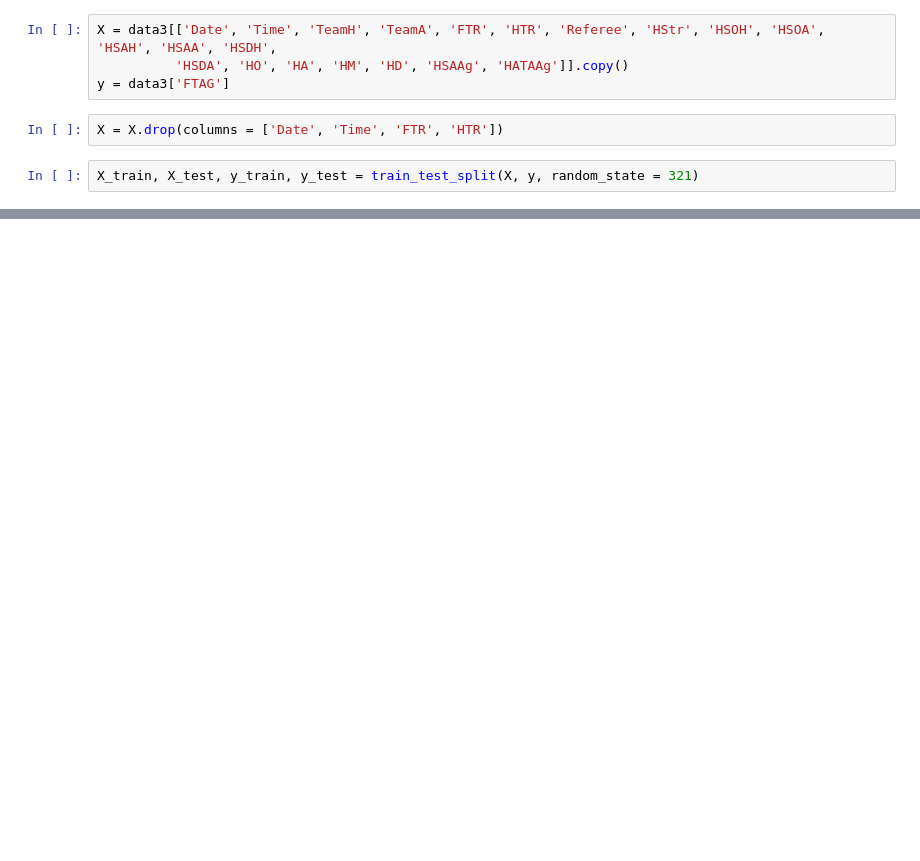
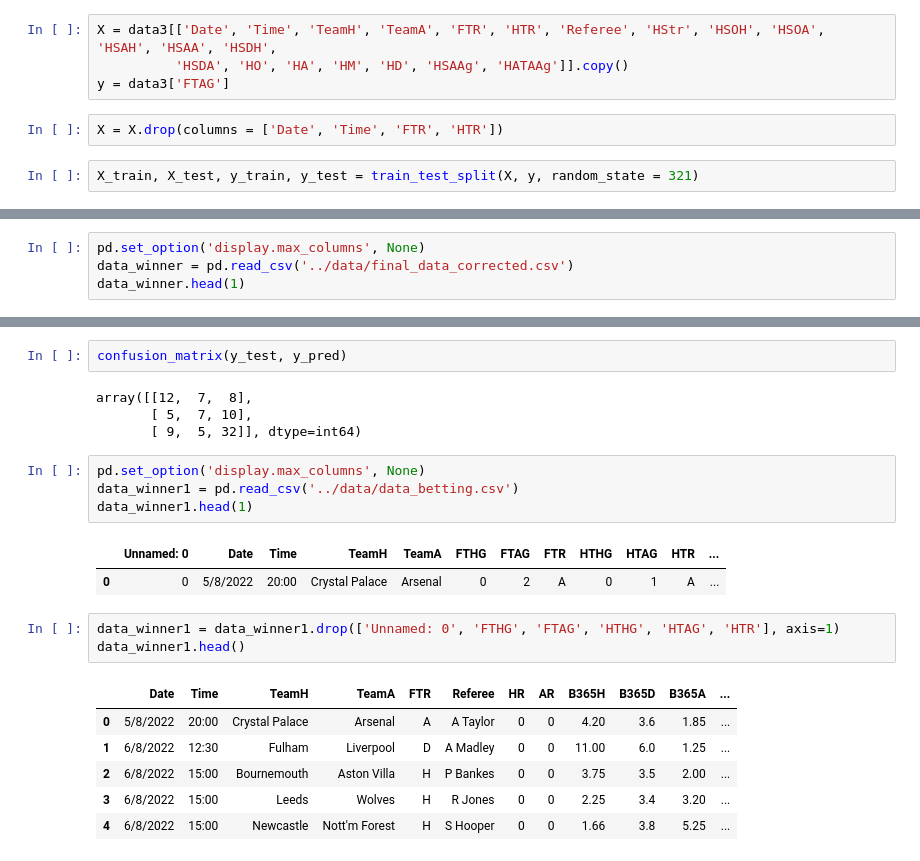
Before and after one commit to jeffreyreeve/capstone-premier-league-predictor, a Jupyter notebook: notebooks/neural_network.ipynb, the cells around one changed output, grey strips where cells are left out. Drawn from its saved outputs; the diff is of its cells as text; blank space fills up the shorter version.

```diff
--- a/notebooks/neural_network.ipynb
+++ b/notebooks/neural_network.ipynb
@@ -1379,0 +1436,4 @@ MAE: 0.9497084008139123
+# %%
+pd.set_option('display.max_columns', None)
+data_winner = pd.read_csv('../data/final_data_corrected.csv')
+data_winner.head(1)
@@ -1379,0 +1560,23 @@ MAE: 0.9497084008139123
+# %%
+confusion_matrix(y_test, y_pred)
+# %% [output]
+array([[12,  7,  8],
+       [ 5,  7, 10],
+       [ 9,  5, 32]], dtype=int64)
+# %%
+pd.set_option('display.max_columns', None)
+data_winner1 = pd.read_csv('../data/data_betting.csv')
+data_winner1.head(1)
+# %% [output]
+|  | Unnamed: 0 | Date | Time | TeamH | TeamA | FTHG | FTAG | FTR | HTHG | HTAG | HTR | ... |
+| 0 | 0 | 5/8/2022 | 20:00 | Crystal Palace | Arsenal | 0 | 2 | A | 0 | 1 | A | ... |
+# %%
+data_winner1 = data_winner1.drop(['Unnamed: 0', 'FTHG', 'FTAG', 'HTHG', 'HTAG', 'HTR'], axis=1)
+data_winner1.head()
+# %% [output]
+|  | Date | Time | TeamH | TeamA | FTR | Referee | HR | AR | B365H | B365D | B365A | ... |
+| 0 | 5/8/2022 | 20:00 | Crystal Palace | Arsenal | A | A Taylor | 0 | 0 | 4.20 | 3.6 | 1.85 | ... |
+| 1 | 6/8/2022 | 12:30 | Fulham | Liverpool | D | A Madley | 0 | 0 | 11.00 | 6.0 | 1.25 | ... |
+| 2 | 6/8/2022 | 15:00 | Bournemouth | Aston Villa | H | P Bankes | 0 | 0 | 3.75 | 3.5 | 2.00 | ... |
+| 3 | 6/8/2022 | 15:00 | Leeds | Wolves | H | R Jones | 0 | 0 | 2.25 | 3.4 | 3.20 | ... |
+| 4 | 6/8/2022 | 15:00 | Newcastle | Nott'm Forest | H | S Hooper | 0 | 0 | 1.66 | 3.8 | 5.25 | ... |
```
Also changed, not shown: parts of 67 cells of this notebook.
